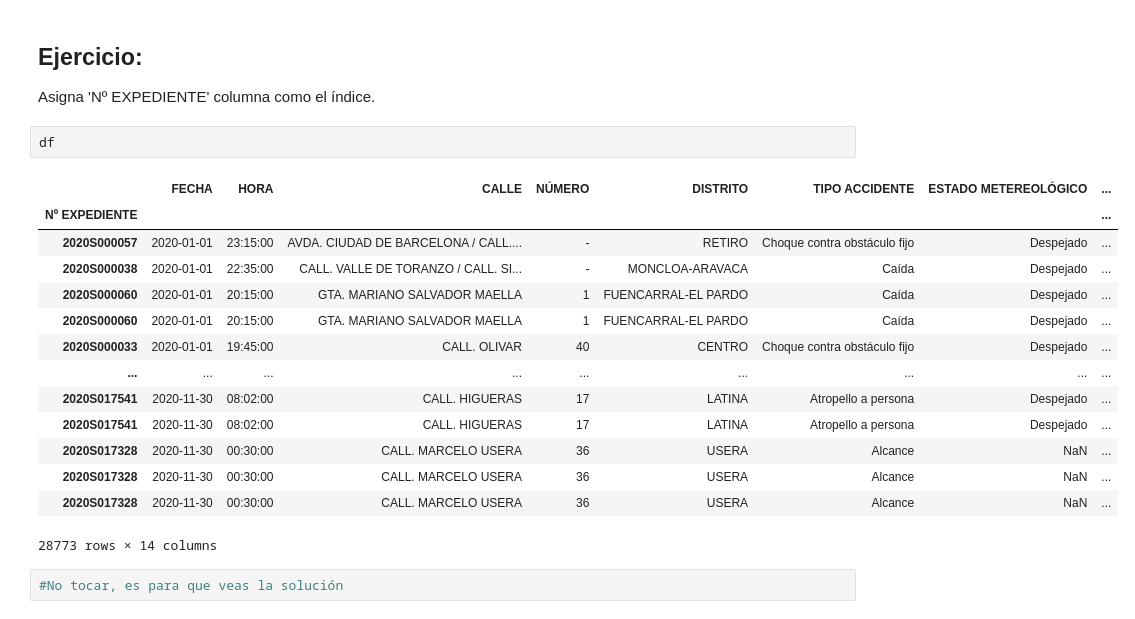
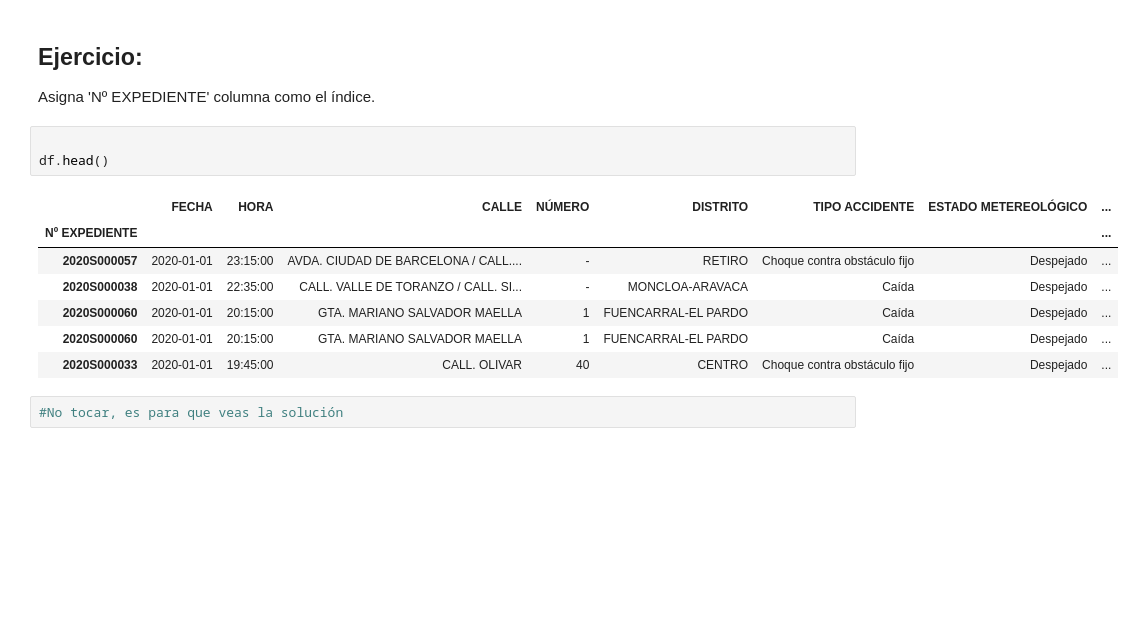
Before and after one commit to escdip-ai/ds_dip, a Jupyter notebook: 15_PANDAS IV - CALIDAD DE DATOS - DIAGNOSTICO/01_Notebooks/11_Pandas_Base_IV_Calidad_De_Datos_Diagnostico_Ejercicios copy.ipynb, the cells around one changed output. Cells and saved outputs as stored; diff of their text form; blank space fills up the shorter version.

```diff
--- a/15_PANDAS IV - CALIDAD DE DATOS - DIAGNOSTICO/01_Notebooks/11_Pandas_Base_IV_Calidad_De_Datos_Diagnostico_Ejercicios copy.ipynb
+++ b/15_PANDAS IV - CALIDAD DE DATOS - DIAGNOSTICO/01_Notebooks/11_Pandas_Base_IV_Calidad_De_Datos_Diagnostico_Ejercicios copy.ipynb
@@ -128,22 +121,16 @@ RangeIndex(start=0, stop=28773, step=1)
 
 Asigna 'Nº  EXPEDIENTE' columna como el índice.
 # %%
-df
+
+df.head()
 # %% [output]
 |  | FECHA | HORA | CALLE | NÚMERO | DISTRITO | TIPO ACCIDENTE | ESTADO METEREOLÓGICO | ... |
 | Nº EXPEDIENTE |  |  |  |  |  |  |  | ... |
 | 2020S000057 | 2020-01-01 | 23:15:00 | AVDA. CIUDAD DE BARCELONA / CALL.... | - | RETIRO | Choque contra obstáculo fijo | Despejado | ... |
 | 2020S000038 | 2020-01-01 | 22:35:00 | CALL. VALLE DE TORANZO / CALL. SI... | - | MONCLOA-ARAVACA | Caída | Despejado | ... |
 | 2020S000060 | 2020-01-01 | 20:15:00 | GTA. MARIANO SALVADOR MAELLA | 1 | FUENCARRAL-EL PARDO | Caída | Despejado | ... |
 | 2020S000060 | 2020-01-01 | 20:15:00 | GTA. MARIANO SALVADOR MAELLA | 1 | FUENCARRAL-EL PARDO | Caída | Despejado | ... |
 | 2020S000033 | 2020-01-01 | 19:45:00 | CALL. OLIVAR | 40 | CENTRO | Choque contra obstáculo fijo | Despejado | ... |
-| ... | ... | ... | ... | ... | ... | ... | ... | ... |
-| 2020S017541 | 2020-11-30 | 08:02:00 | CALL. HIGUERAS | 17 | LATINA | Atropello a persona | Despejado | ... |
-| 2020S017541 | 2020-11-30 | 08:02:00 | CALL. HIGUERAS | 17 | LATINA | Atropello a persona | Despejado | ... |
-| 2020S017328 | 2020-11-30 | 00:30:00 | CALL. MARCELO USERA | 36 | USERA | Alcance | NaN | ... |
-| 2020S017328 | 2020-11-30 | 00:30:00 | CALL. MARCELO USERA | 36 | USERA | Alcance | NaN | ... |
-| 2020S017328 | 2020-11-30 | 00:30:00 | CALL. MARCELO USERA | 36 | USERA | Alcance | NaN | ... |
-28773 rows × 14 columns
 # %%
 #No tocar, es para que veas la solución
 # %% [markdown]
```
Also changed, not shown: parts of 7 cells of this notebook.
